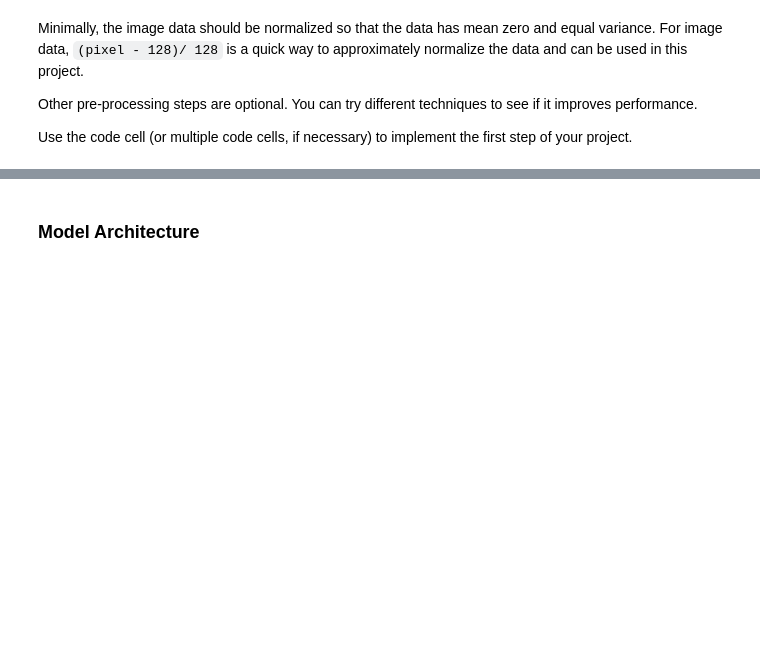
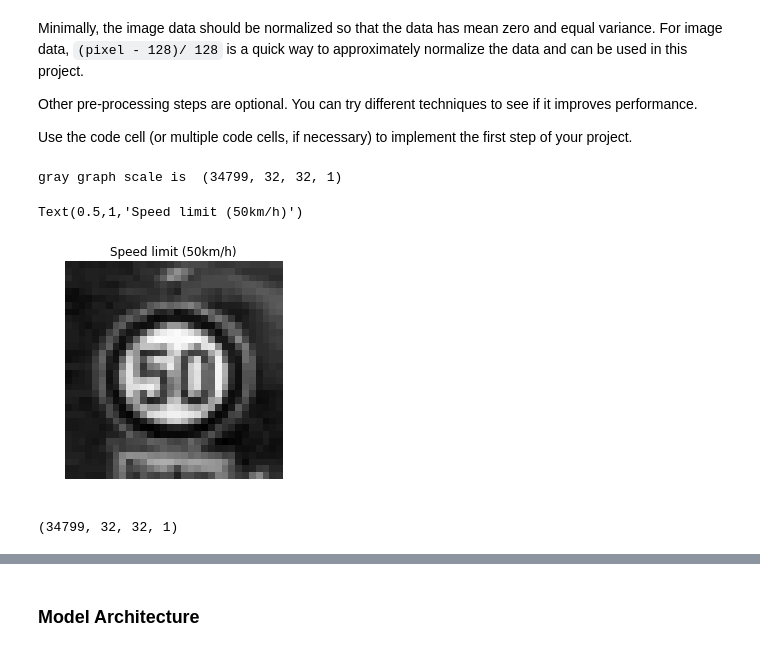
Before and after one commit to neohdy/Udacity, a Jupyter notebook: Traffic_Sign_Classifier.ipynb, the cells around one changed output, grey strips where cells are left out. Cells and saved outputs as stored; diff of their text form; code cells hidden in the pictures; blank space fills up the shorter version.

```diff
--- a/Traffic_Sign_Classifier.ipynb
+++ b/Traffic_Sign_Classifier.ipynb
@@ -194,0 +177,52 @@ print(X_train_norm[10].shape)
+# %%
+def rgb2gray(img):
+    """
+    Define function for grayscale the original graph
+
+    Arguments:
+        * Batch of RGB images, tensor of shape (batch_size, 32, 32, 3)
+
+    Returns:
+        * Batch of grayscale images, tensor of shape (batch_size, 32, 32, 1)
+    """
+    img_gray=0.299 * img[:, :, :, 0] + 0.587 * img[:, :, :, 1] + 0.114 * img[:, :, :, 2]
+    img_gray=np.expand_dims(img_gray,axis=3)
+    return img_gray
+# %%
+### Preprocess the data here. It is required to normalize the data. Other preprocessing steps could include
+### converting to grayscale, etc.
+### Feel free to use as many code cells as needed.
+
+### First step: transform the RGB graph into gray
+
+X_train_gry=rgb2gray(X_train)
+X_valid_gry=rgb2gray(X_valid)
+X_test_gry=rgb2gray(X_test)
+print('gray graph scale is ',X_train_gry.shape)
+
+### show an example gray graph
+z=np.random.randint(n_test)
+plt.imshow(X_test_gry[z].squeeze(),cmap='gray')
+plt.axis('off')
+plt.title(sign_name[y_test[z]])
+
+### Second step: Normalize the data by (pixel - 128)/ 128
+
+# X_train_normalized = (X_train_gry - 128)/128
+# X_valid_normalized = (X_valid_gry - 128)/128
+# X_test_normalized = (X_test_gry - 128)/128
+
+# print(np.mean(X_train_normalized))
+# print(np.mean(X_test_normalized))
+# print(X_train_normalized.shape)
+# %% [output]
+gray graph scale is  (34799, 32, 32, 1)
+Text(0.5,1,'Speed limit (50km/h)')
+[figure, added]
+# %%
+X_train_normalized = (X_train_gry - 128)/128
+X_valid_normalized = (X_valid_gry - 128)/128
+X_test_normalized = (X_test_gry - 128)/128
+print(X_train_normalized.shape)
+# %% [output]
+(34799, 32, 32, 1)
```
Also changed, not shown: parts of 25 cells of this notebook, 1 other file.
